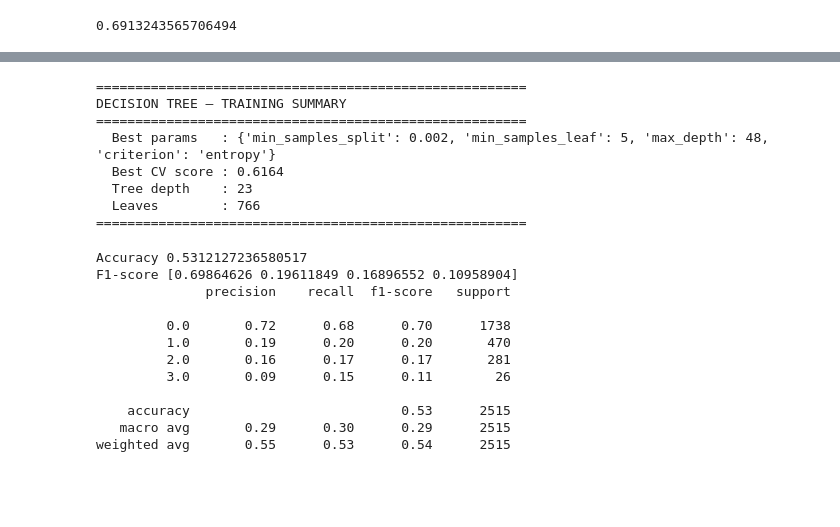
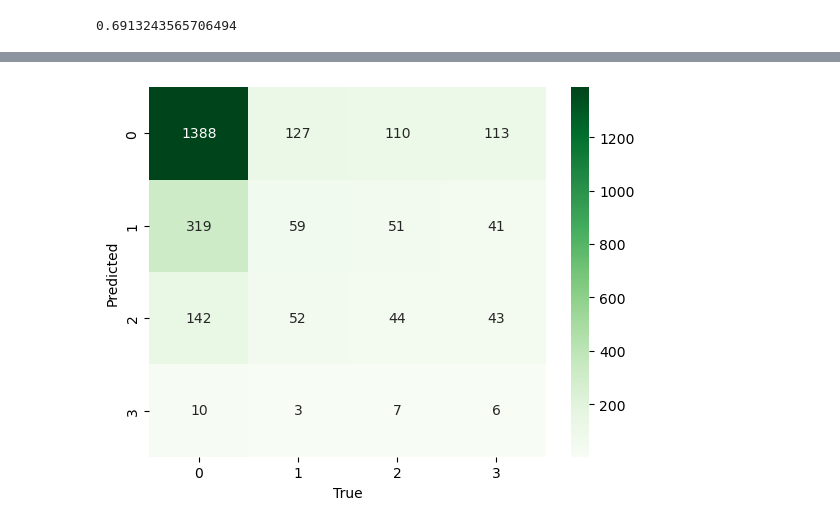
Before and after one commit to alicecalderini/DATAMINING_2-Project, a Jupyter notebook: 7. LOGISTIC REGRESSION/1.LOGISTIC_REGRESSION.ipynb, the cells around one changed output, grey strips where cells are left out. Drawn from its saved outputs; the diff is of its cells as text; code cells hidden in the pictures; blank space fills up the shorter version.

```diff
--- a/7. LOGISTIC REGRESSION/1.LOGISTIC_REGRESSION.ipynb
+++ b/7. LOGISTIC REGRESSION/1.LOGISTIC_REGRESSION.ipynb
@@ -899,40 +267,11 @@ plt.show()
-# %%
-# ─────────────────────────────────────────────────────────────
-pipeline = Pipeline([
-    ('over',  over),
-    ('under', under),
-    ('clf',   DecisionTreeRandomSearch(n_iter=400, n_splits=10, random_state=0))
-])
-
-pipeline.fit(X_train, y_train)
-y_pred  = pipeline.predict(X_test)
-y_score = pipeline.predict_proba(X_test)
-# %% [output]
-=======================================================
-DECISION TREE — TRAINING SUMMARY
-=======================================================
-  Best params   : {'min_samples_split': 0.002, 'min_samples_leaf': 5, 'max_depth': 48, 'criterion': 'entropy'}
-  Best CV score : 0.6164
-  Tree depth    : 23
-  Leaves        : 766
-=======================================================
-# %%
-print('Accuracy %s' % accuracy_score(y_test, y_pred))
-print('F1-score %s' % f1_score(y_test, y_pred, average=None))
-print(classification_report(y_test, y_pred))
-# %% [output]
-Accuracy 0.5312127236580517
-F1-score [0.69864626 0.19611849 0.16896552 0.10958904]
-              precision    recall  f1-score   support
-
-         0.0       0.72      0.68      0.70      1738
-         1.0       0.19      0.20      0.20       470
-         2.0       0.16      0.17      0.17       281
-         3.0       0.09      0.15      0.11        26
-
-    accuracy                           0.53      2515
-   macro avg       0.29      0.30      0.29      2515
-weighted avg       0.55      0.53      0.54      2515
+# %%
+cf = confusion_matrix(y_test, y_pred)
+sns.heatmap(cf, annot=True, cmap="Greens",fmt='g')
+plt.xlabel("True")
+plt.ylabel("Predicted")
+plt.show()
+# %% [output]
+[figure, added]
 # %%
 # roc
 plot_roc(y_test, y_score)
```
Also changed, not shown: parts of 78 cells of this notebook, 2 other files.
